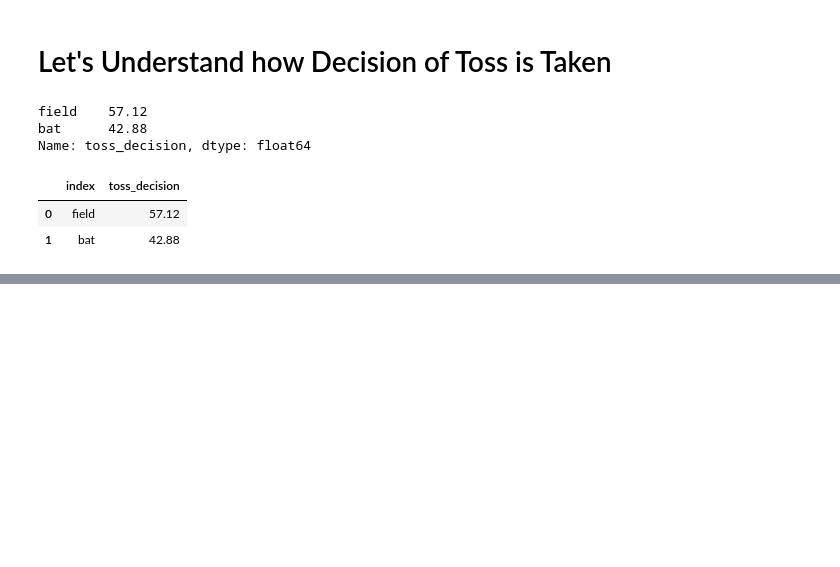
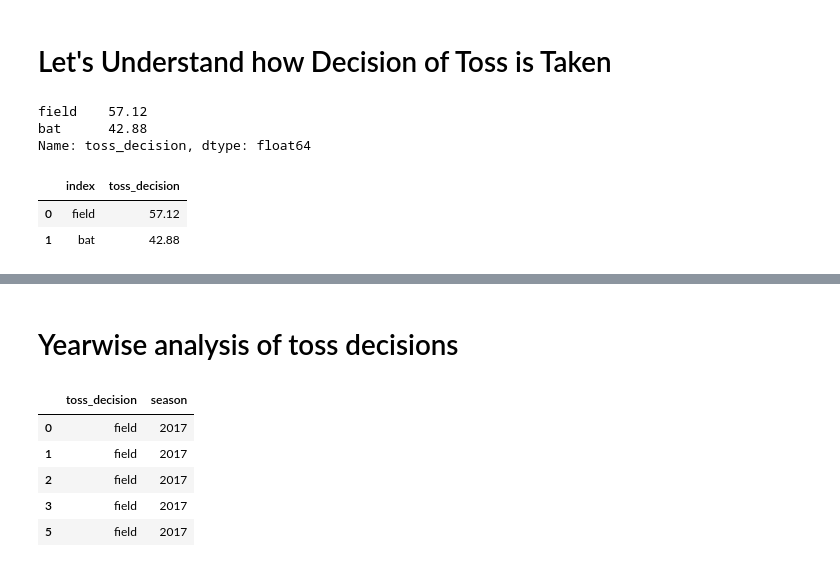
Before and after one commit to fakhruddin2012/Exploratory-Data-Analysis-on-IPL-Dataset, a Jupyter notebook: EDA with the help of Plotly.ipynb, the cells around one changed output, grey strips where cells are left out. Saved outputs shown, nothing was run; the diff lists cells and outputs as text; code cells hidden in the pictures; blank space fills up the shorter version.

```diff
--- a/EDA with the help of Plotly.ipynb
+++ b/EDA with the help of Plotly.ipynb
@@ -208,0 +173,12 @@ Successfully installed orca-1.5.3
+# %% [markdown]
+# Yearwise analysis of toss decisions
+# %%
+df1=matches[['toss_decision','season']]
+df1.head()
+# %% [output]
+|  | toss_decision | season |
+| 0 | field | 2017 |
+| 1 | field | 2017 |
+| 2 | field | 2017 |
+| 3 | field | 2017 |
+| 5 | field | 2017 |
```
Also changed, not shown: parts of 10 cells of this notebook, 1 other file.
